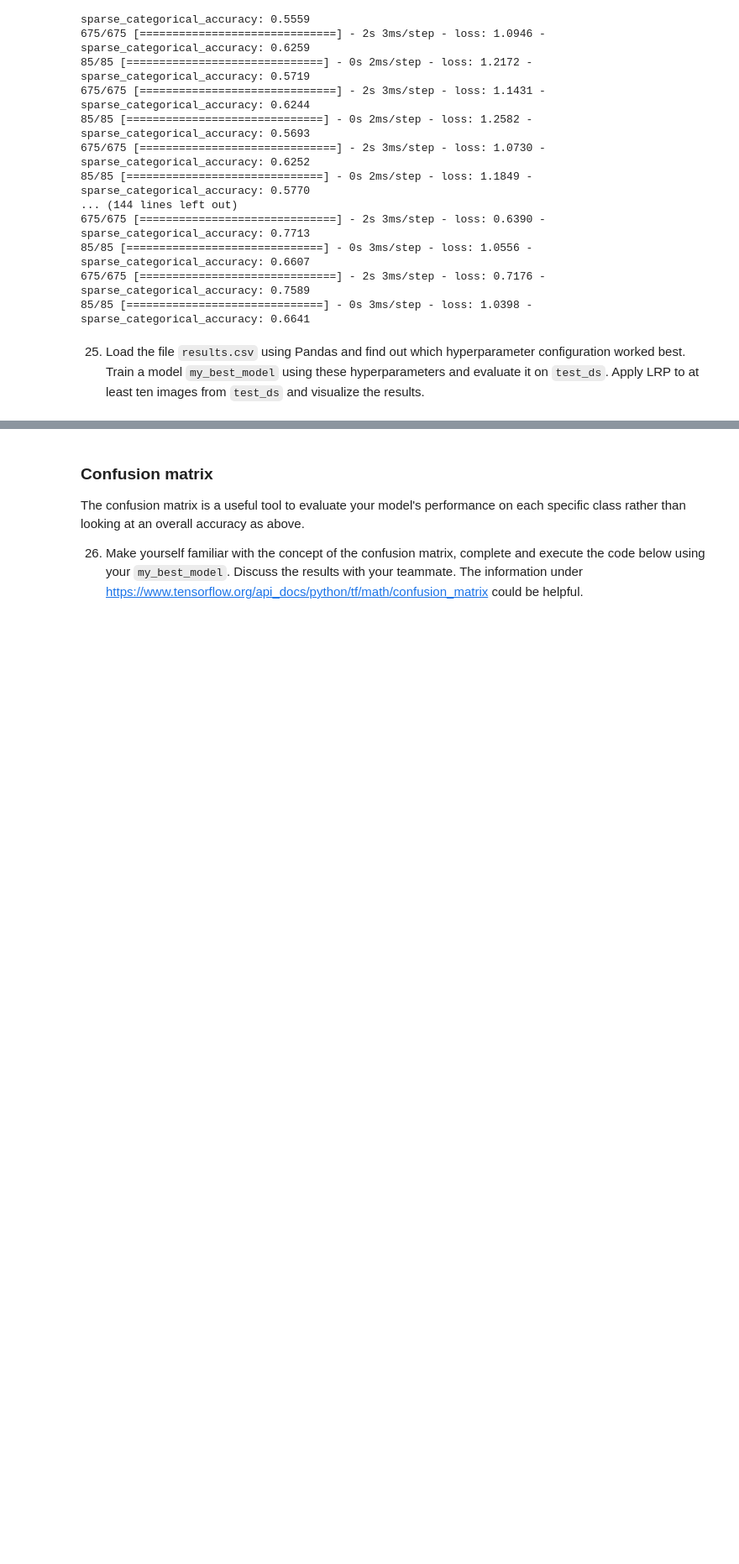
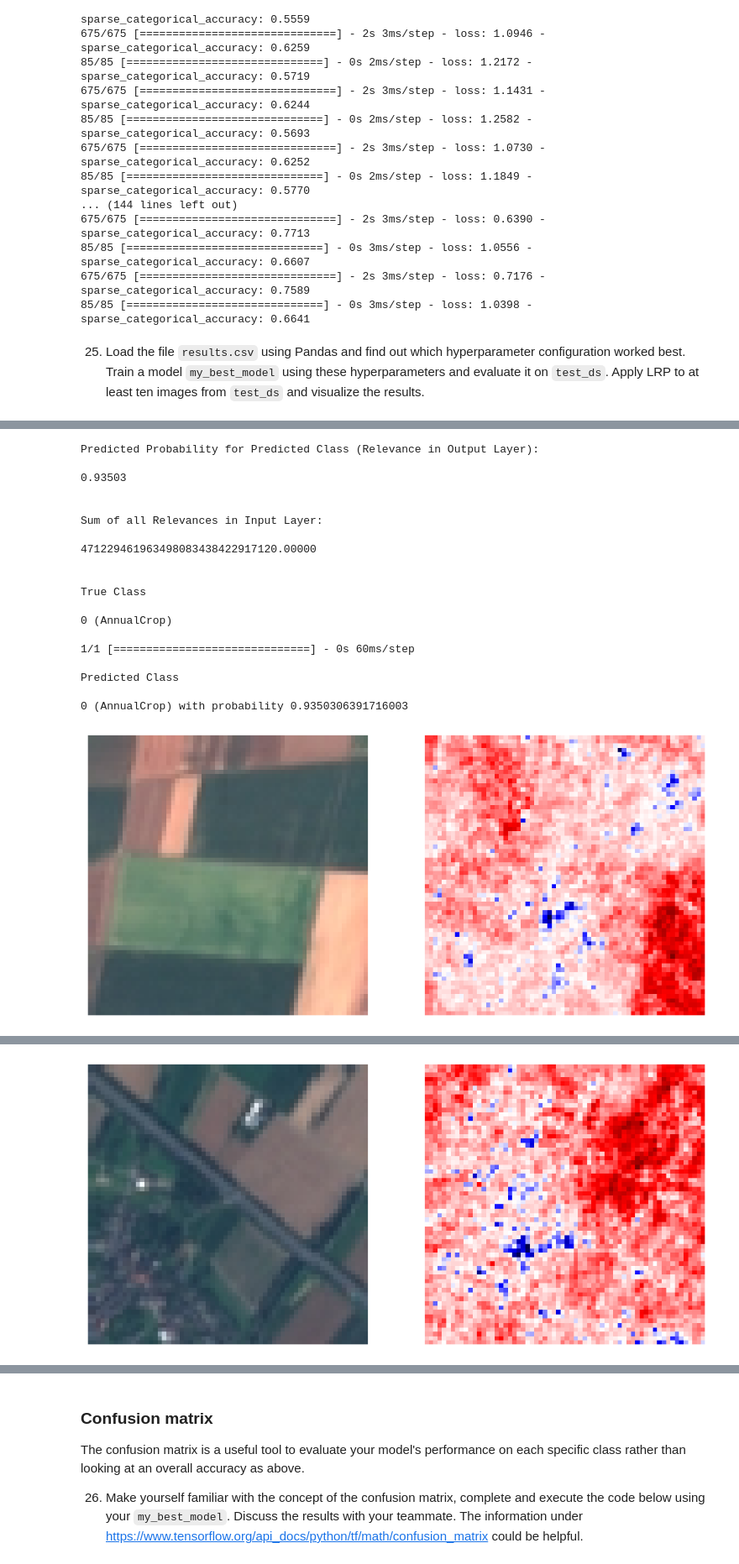
Before and after one commit to CollinsDS2022/Multiclass-Classification-on-EuroSat, a Jupyter notebook: project_1.ipynb, the cells around one changed output, grey strips where cells are left out. Shown at 84% size. Saved outputs shown, nothing was run; the diff lists cells and outputs as text; code cells hidden in the pictures; blank space fills up the shorter version.

````diff
--- a/project_1.ipynb
+++ b/project_1.ipynb
@@ -796,3 +821,6 @@ results.to_csv("results.csv")
 85/85 [==============================] - 0s 3ms/step - loss: 1.0398 - sparse_categorical_accuracy: 0.6641
 # %% [markdown]
 25. Load the file ```results.csv``` using Pandas and find out which hyperparameter configuration worked best. Train a model ```my_best_model``` using these hyperparameters and evaluate it on ```test_ds```. Apply LRP to at least ten images from ```test_ds``` and visualize the results.
+# %%
+data = pd.read_csv("results.csv")
+best_param = data.loc[data["val_acc"].idxmax()]
@@ -798,0 +877,9 @@ results.to_csv("results.csv")
+# %%
+
+# your code here
+best_history = my_model.fit(
+    train_ds,
+    epochs=epochs,
+    steps_per_epoch=np.ceil(sum(train_occurences) / batch_size),
+    validation_data = val_ds
+)
@@ -798,0 +923,67 @@ results.to_csv("results.csv")
+# %%
+# you can uncomment the following three lines to try demo_image / demo_label other than the above-defined
+for item in test_ds.take(10):
+    demo_test_image = item[0][:1, ...]
+    demo_test_label = item[1][0]
+    #     print(demo_test_image)
+    #     print(demo_test_label)
+
+    scores, _ = lrp(2, 1, my_model, demo_test_image)  # your code
+    scores_input = scores[0].numpy().reshape(64, 64, 3)
+
+    print("Predicted Probability for Predicted Class (Relevance in Output Layer):\n")
+    print(f"{tf.squeeze(scores[-1]).numpy():.5f}\n")
+
+    print("\nSum of all Relevances in Input Layer:\n")
+    print(f"{tf.squeeze(tf.reduce_sum(scores[0])).numpy():.5f}\n")
+
+    print("\nTrue Class\n")
+    print(f'{demo_test_label} ({info.features["label"].names[demo_test_label]})\n')
+
+    prediction = my_model.predict(demo_test_image)
+    predicted_label = np.argmax(prediction)
+    print("\nPredicted Class\n")
+    print(
+        f'{predicted_label} ({info.features["label"].names[predicted_label]}) with probability {prediction[0][predicted_label]}\n'
+    )
+
+    plt.subplots(1, 2, figsize=(12, 6.75))
+    plt.subplot(1, 2, 1)
+    plt.imshow(demo_test_image[0, ...], norm=mcolors.TwoSlopeNorm(vcenter=0.5))
+    plt.xticks([])
+    plt.yticks([])
+    plt.subplot(1, 2, 2)
+    tmp = np.sum(scores_input, axis=2)
+    min_score = tmp.min()
+    max_score = tmp.max()
+    tmp = (tmp - min_score) / (max_score - min_score)
+    plt.imshow(
+        tmp,
+        cmap=plt.cm.seismic,
+        norm=mcolors.TwoSlopeNorm(vcenter=-min_score / (max_score - min_score)),
+        alpha=1.0,
+    )
+    plt.xticks([])
+    plt.yticks([])
+    plt.show()
+# %% [output]
+Predicted Probability for Predicted Class (Relevance in Output Layer):
+
+0.93503
+
+
+Sum of all Relevances in Input Layer:
+
+471229461963498083438422917120.00000
+
+
+True Class
+
+0 (AnnualCrop)
+
+1/1 [==============================] - 0s 60ms/step
+
+Predicted Class
+
+0 (AnnualCrop) with probability 0.9350306391716003
+[figure, added]
@@ -798,0 +1009 @@ results.to_csv("results.csv")
+[figure, added]
````
Also changed, not shown: parts of 44 cells of this notebook, 2 other files.
